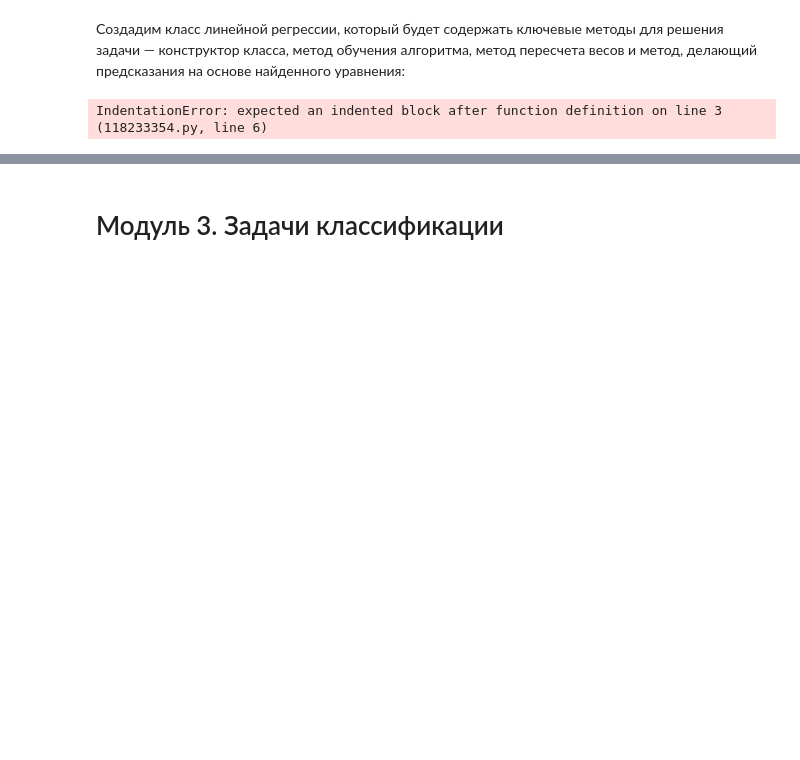
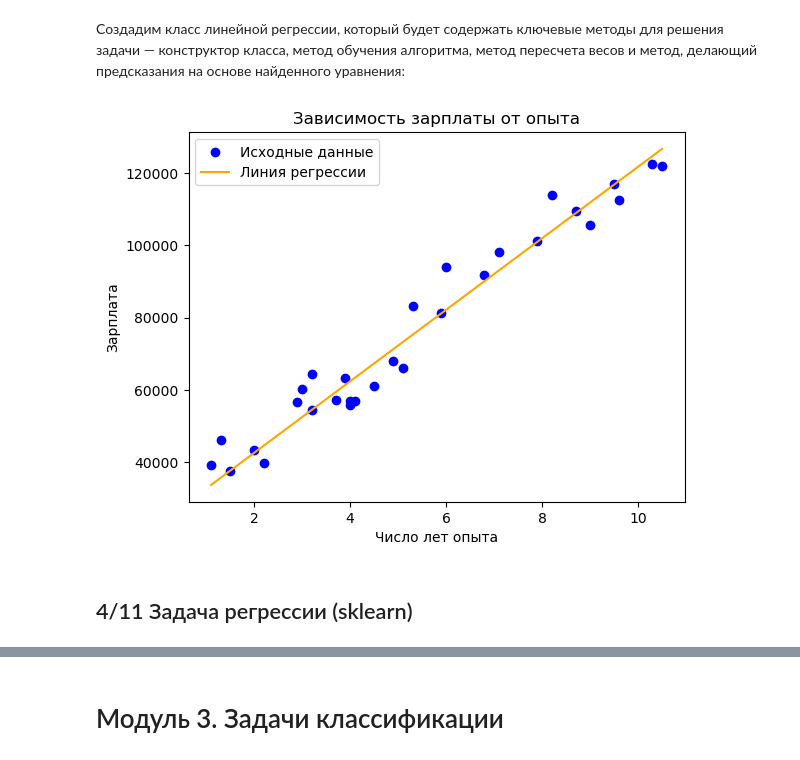
Before and after one commit to iTonyJah/DataScience, a Jupyter notebook: Edu/classical_ml/classical_ml_test.ipynb, the cells around one changed output, grey strips where cells are left out. Cells and saved outputs as stored; diff of their text form; code cells hidden in the pictures; blank space fills up the shorter version.

```diff
--- a/Edu/classical_ml/classical_ml_test.ipynb
+++ b/Edu/classical_ml/classical_ml_test.ipynb
@@ -570,24 +570,63 @@ import matplotlib.pyplot as plt
 # %% [markdown]
 Создадим класс линейной регрессии, который будет содержать ключевые методы для решения задачи — конструктор класса, метод обучения алгоритма, метод пересчета весов и метод, делающий предсказания на основе найденного уравнения:
 # %%
-class LinearRegression() :
+class LinearRegressionScratch() :
 
     def __init__(self, learning_rate, iterations) :
-        # не забудьте сохранить параметры во внутренние переменные
+        self.lr = learning_rate
+        self.iter = iterations
+        self.w = None
+        self.b = None
+        self.loss_history = []
 
     def fit(self, X, Y) :
-        # классический метод для тренировки
+        n_samples, n_features = X.shape
+        self.w = np.zeros(n_features)
+        self.b = 0
 
-        for i in range(self.iterations) :
-            # здесь код изменения весов, правильнее его вынести в отдельный метод
-        return ...
+        for i in range(self.iter) :
+            loss = self.update_weights(X, Y)
+            self.loss_history.append(loss)
 
-    def update_weights( self ) :
-            # здесь код для изменения весов
-        return ...
+    def update_weights(self, X, Y) :
+        n = X.shape[0]
+        preds = X @ self.w + self.b
+        e = preds - Y
+
+        # градиент
+        dw = 1/n * X.T @ e
+        db = 1/n * np.sum(e)
+
+        # обновление весов
+        self.w -= self.lr * dw
+        self.b -= self.lr * db
+
+        # MSE
+        return np.mean(e**2)
 
     def predict( self, X ) :
-            # а тут предсказание значений
-        return ...
+
+        return X @ self.w + self.b
-# %% [output]
-IndentationError: expected an indented block after function definition on line 3 (118233354.py, line 6)
+# %%
+df = pd.read_csv( "salary_data.csv" )
+
+X = df.iloc[:,:-1].values
+Y = df.iloc[:,1].values
+
+model = LinearRegressionScratch(iterations = 1000, learning_rate = 0.01)
+model.fit(X, Y)
+
+Y_pred = model.predict(X)
+
+plt.scatter(X, Y, color = 'blue', label='Исходные данные')
+plt.plot(X, Y_pred, color = 'orange', label='Линия регрессии')
+plt.title('Зависимость зарплаты от опыта')
+plt.xlabel('Число лет опыта')
+plt.ylabel('Зарплата')
+plt.legend()
+
+plt.show()
+# %% [output]
+[figure, added]
+# %% [markdown]
+## 4/11   Задача регрессии (sklearn)
```
Also changed, not shown: parts of 20 cells of this notebook, 1 other file.
